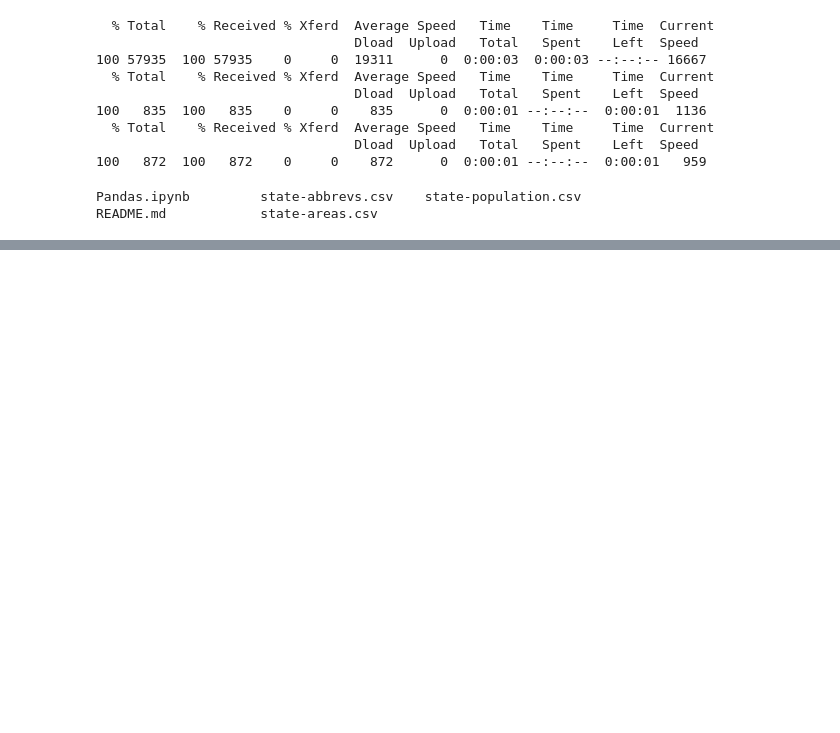
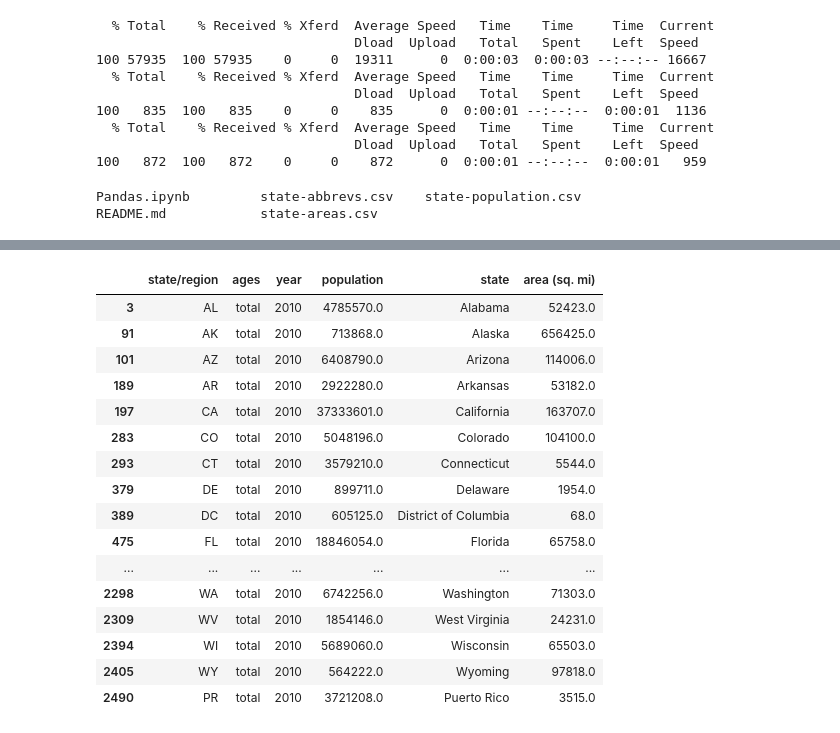
Before and after one commit to PeinWu/data-science-ipython-notebook, a Jupyter notebook: Pandas.ipynb, the cells around one changed output, grey strips where cells are left out. Cells and saved outputs as stored; diff of their text form; code cells hidden in the pictures; blank space fills up the shorter version.

```diff
--- a/Pandas.ipynb
+++ b/Pandas.ipynb
@@ -1056,0 +1143,4 @@ README.md            state-areas.csv
+# %%
+merged = pd.merge(pop,abbrevs,how='outer',left_on='state/region',right_on='abbreviation')
+merged = merged.drop('abbreviation',axis=1)
+merged.head()
@@ -1056,0 +1178,4 @@ README.md            state-areas.csv
+# %%
+merged.loc[merged['state/region']=='PR','state'] = 'Puerto Rico'
+merged.loc[merged['state/region'] == 'USA','state'] = 'United State'
+merged.isnull().sum()
@@ -1056,0 +1189,3 @@ README.md            state-areas.csv
+# %%
+final = pd.merge(merged,areas,on='state',how='left')
+final.head()
@@ -1056,0 +1213,2 @@ README.md            state-areas.csv
+# %%
+final.dropna(inplace=True)
@@ -1056,0 +1224,20 @@ README.md            state-areas.csv
+# %%
+final.query('year == 2010 & ages == "total"')
+# %% [output]
+|  | state/region | ages | year | population | state | area (sq. mi) |
+| 3 | AL | total | 2010 | 4785570.0 | Alabama | 52423.0 |
+| 91 | AK | total | 2010 | 713868.0 | Alaska | 656425.0 |
+| 101 | AZ | total | 2010 | 6408790.0 | Arizona | 114006.0 |
+| 189 | AR | total | 2010 | 2922280.0 | Arkansas | 53182.0 |
+| 197 | CA | total | 2010 | 37333601.0 | California | 163707.0 |
+| 283 | CO | total | 2010 | 5048196.0 | Colorado | 104100.0 |
+| 293 | CT | total | 2010 | 3579210.0 | Connecticut | 5544.0 |
+| 379 | DE | total | 2010 | 899711.0 | Delaware | 1954.0 |
+| 389 | DC | total | 2010 | 605125.0 | District of Columbia | 68.0 |
+| 475 | FL | total | 2010 | 18846054.0 | Florida | 65758.0 |
+| ... | ... | ... | ... | ... | ... | ... |
+| 2298 | WA | total | 2010 | 6742256.0 | Washington | 71303.0 |
+| 2309 | WV | total | 2010 | 1854146.0 | West Virginia | 24231.0 |
+| 2394 | WI | total | 2010 | 5689060.0 | Wisconsin | 65503.0 |
+| 2405 | WY | total | 2010 | 564222.0 | Wyoming | 97818.0 |
+| 2490 | PR | total | 2010 | 3721208.0 | Puerto Rico | 3515.0 |
```
Also changed, not shown: parts of 25 cells of this notebook.
